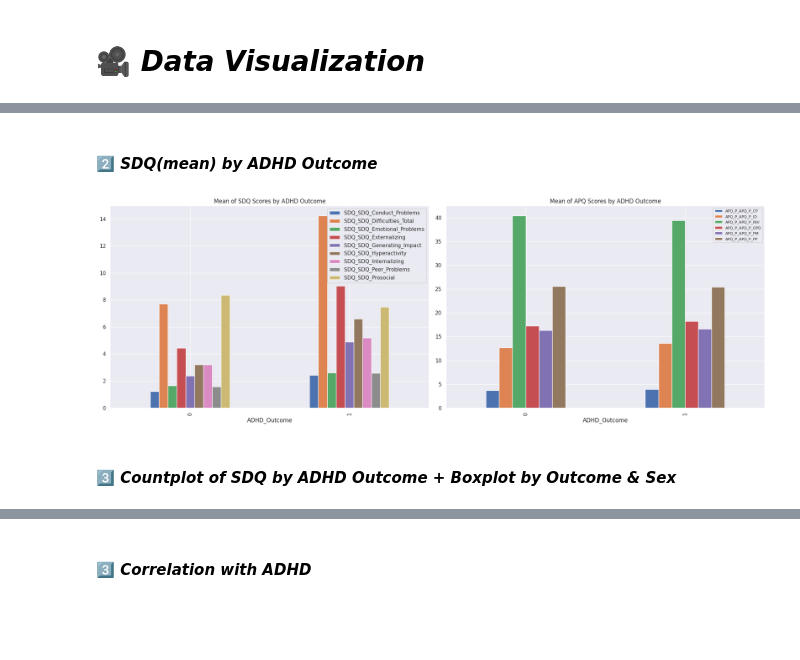
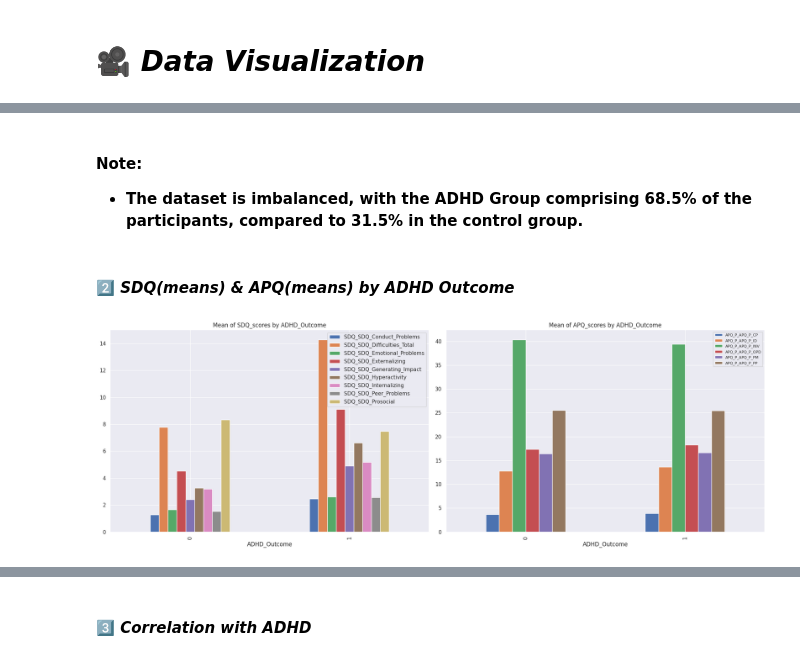
Before and after one commit to yigaai/Psycho_Neuro_ML_Project, a Jupyter notebook: understand-adhd.ipynb, the cells around one changed output, grey strips where cells are left out. Cells and saved outputs as stored; diff of their text form; code cells hidden in the pictures; blank space fills up the shorter version.

```diff
--- a/understand-adhd.ipynb
+++ b/understand-adhd.ipynb
@@ -508,27 +445,27 @@ plt.show()
+# %% [markdown]
+#### **Note:**
+
+* **The dataset is imbalanced, with the ADHD Group comprising 68.5% of the participants, compared to 31.5% in the control group.**
 # %% [markdown]
- ####  2️⃣ ***SDQ(mean) by ADHD Outcome***
+ ####  2️⃣ ***SDQ(means) & APQ(means) by ADHD Outcome***
-# %%
-SDQ_cols = [col for col in df.columns if col.startswith('SDQ')]
-APQ_cols = [col for col in df.columns if col.startswith('APQ')]
-
-
-fig, (ax1, ax2) = plt.subplots(1,2,
-                              figsize=(20,7))
-
-df.groupby('ADHD_Outcome')[SDQ_cols].mean().plot(kind='bar',
-                                                 ax =ax1,
-                                                 title='Mean of SDQ Scores by ADHD Outcome')
-
-
-df.groupby('ADHD_Outcome')[APQ_cols].mean().plot(kind='bar',
-                                                 ax =ax2,
-                                                 title='Mean of APQ Scores by ADHD Outcome')
-
-
-plt.tight_layout()
-plt.legend(fontsize=8)
-plt.show()
-# %% [output]
-[figure, removed]
-# %% [markdown]
- ####  3️⃣ ***Countplot of SDQ by ADHD Outcome + Boxplot by Outcome & Sex***
+# %%
+fig, axes = plt.subplots(1,2,
+                        figsize=(20,7))
+
+combinded_groups = [{'cols': SDQ_cols, 'title':'SDQ_scores'},
+                   {'cols': APQ_cols, 'title': 'APQ_scores'}
+                   ]
+
+
+for i ,group in enumerate(combinded_groups):
+    df.groupby('ADHD_Outcome')[group['cols']].mean().plot(
+        kind='bar',
+        ax=axes[i],
+        title= f'Mean of {group["title"]} by ADHD_Outcome'
+        )
+
+plt.tight_layout()
+plt.legend(fontsize=8)
+plt.show()
+# %% [output]
+[figure, added]
```
Also changed, not shown: parts of 25 cells of this notebook.
